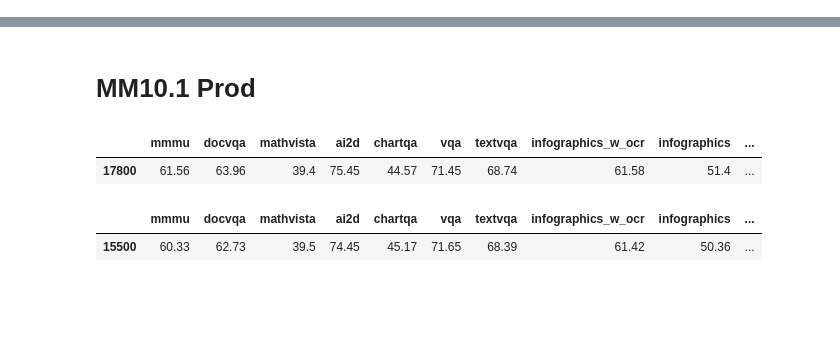
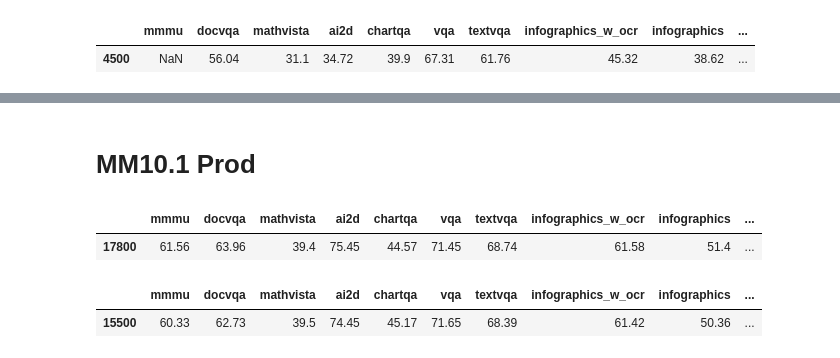
Before and after one commit to harrytranx/experiments, a Jupyter notebook: ablations/eval.ipynb, the cells around one changed output, grey strips where cells are left out. Drawn from its saved outputs; the diff is of its cells as text; code cells hidden in the pictures; blank space fills up the shorter version.

```diff
--- a/ablations/eval.ipynb
+++ b/ablations/eval.ipynb
@@ -32,0 +83,9 @@ pd.set_option('display.max_rows', 100)
+# %%
+read_eval_results(
+        watch_path="/fsx_3/bucket/tranx/checkpoints/vev0/Llama3.1_8B_ViTG_504ft_warmup",
+        steps=[4500],
+        read_format="report_mmai"
+    )
+# %% [output]
+|  | mmmu | docvqa | mathvista | ai2d | chartqa | vqa | textvqa | infographics_w_ocr | infographics | ... |
+| 4500 | NaN | 56.04 | 31.1 | 34.72 | 39.9 | 67.31 | 61.76 | 45.32 | 38.62 | ... |
```
Also changed, not shown: parts of 7 cells of this notebook, 13 other files.
